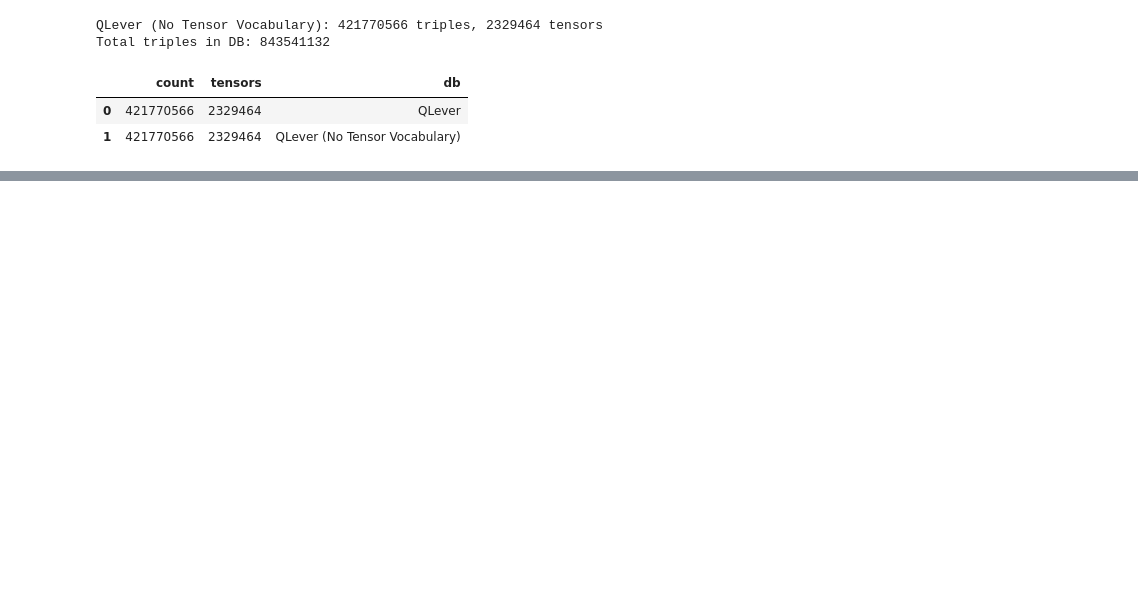
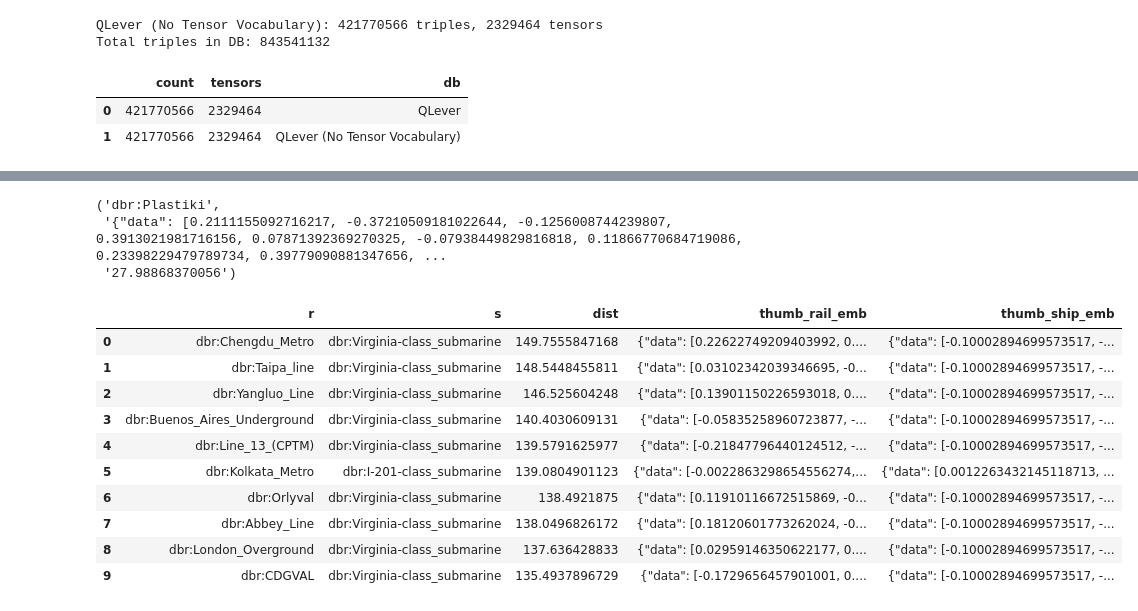
Before and after one commit to Dakantz/Dense-KG-Vector-DB, a Jupyter notebook: benchmarks/dbpedia/run_dbpedia_timings.ipynb, the cells around one changed output, grey strips where cells are left out. Cells and saved outputs as stored; diff of their text form; code cells hidden in the pictures; blank space fills up the shorter version.

```diff
--- a/benchmarks/dbpedia/run_dbpedia_timings.ipynb
+++ b/benchmarks/dbpedia/run_dbpedia_timings.ipynb
@@ -438,19 +389,0 @@ HTML(res[["s", "thumb", "pil_thumb"]].to_html(formatters={'pil_thumb': image_for
-# %%
-# for find similar thumbnails between ships and railroads
-with dbs[1] as db:
-    railway_ship_assoc = db.query("""
-PREFIX dbr: <http://dbpedia.org/resource/>
-PREFIX dbo: <http://dbpedia.org/ontology/>
-PREFIX dtf: <https://w3id.org/rdf-tensor/functions#>
-SELECT DISTINCT ?r ?s ?dist ?thumb_rail_emb ?thumb_ship_emb WHERE {
-    ?s dbo:thumbnail_embedding ?thumb_ship_emb .
-    {
-        SELECT DISTINCT ?s ?r ?thumb_rail_emb  WHERE {
-            ?s a dbo:Ship .
-            ?r a dbo:RailwayLine .
-            ?r dbo:thumbnail_embedding ?thumb_rail_emb .
-        }
-    }
-    BIND(dtf:dotProduct(?thumb_ship_emb, ?thumb_rail_emb) AS ?dist) .
-} ORDER BY DESC(?dist)""")
-railway_ship_assoc
@@ -571,19 +389,0 @@ railway_ship_assoc.to_csv(Path("scratch") / "dbpedia_railway_ship_assoc.csv", in
-# %%
-import time
-
-with db_no_tensor_idx as db:
-    timings = []
-    for _ in tqdm.tqdm(range(10)):
-        start_time = time.time()
-        noised_tensor = test_tensor.to_numpy() + np.random.normal(scale=0.01, size=test_tensor.to_numpy().shape)
-        noised_tensor = DataTensor.from_numpy(noised_tensor)
-
-        results = db.query_auto(
-            noised_tensor,
-            query_difficulty=QUERY_DIFFICULTY.EASY,
-            query_type=QUERY_TYPE.EMBEDDED,
-        )
-        elapsed_time = time.time() - start_time
-        timings.append(elapsed_time)
-print("Median elapsed time:", np.median(timings))
-results
@@ -1031,0 +559,20 @@ plt.show()
+# %%
+easy_results.loc[0, "s"], easy_results.loc[0, "thumb_emb"], easy_results.loc[0, "dist"]
+# %% [output]
+('dbr:Plastiki',
+ '{"data": [0.2111155092716217, -0.37210509181022644, -0.1256008744239807, 0.3913021981716156, 0.07871392369270325, -0.07938449829816818, 0.11866770684719086, 0.23398229479789734, 0.39779090881347656, ...
+ '27.98868370056')
+# %%
+hard_results
+# %% [output]
+|  | r | s | dist | thumb_rail_emb | thumb_ship_emb |
+| 0 | dbr:Chengdu_Metro | dbr:Virginia-class_submarine | 149.7555847168 | {"data": [0.22622749209403992, 0.... | {"data": [-0.10002894699573517, -... |
+| 1 | dbr:Taipa_line | dbr:Virginia-class_submarine | 148.5448455811 | {"data": [0.03102342039346695, -0... | {"data": [-0.10002894699573517, -... |
+| 2 | dbr:Yangluo_Line | dbr:Virginia-class_submarine | 146.525604248 | {"data": [0.13901150226593018, 0.... | {"data": [-0.10002894699573517, -... |
+| 3 | dbr:Buenos_Aires_Underground | dbr:Virginia-class_submarine | 140.4030609131 | {"data": [-0.05835258960723877, -... | {"data": [-0.10002894699573517, -... |
+| 4 | dbr:Line_13_(CPTM) | dbr:Virginia-class_submarine | 139.5791625977 | {"data": [-0.21847796440124512, -... | {"data": [-0.10002894699573517, -... |
+| 5 | dbr:Kolkata_Metro | dbr:I-201-class_submarine | 139.0804901123 | {"data": [-0.0022863298654556274,... | {"data": [0.0012263432145118713, ... |
+| 6 | dbr:Orlyval | dbr:Virginia-class_submarine | 138.4921875 | {"data": [0.11910116672515869, -0... | {"data": [-0.10002894699573517, -... |
+| 7 | dbr:Abbey_Line | dbr:Virginia-class_submarine | 138.0496826172 | {"data": [0.18120601773262024, -0... | {"data": [-0.10002894699573517, -... |
+| 8 | dbr:London_Overground | dbr:Virginia-class_submarine | 137.636428833 | {"data": [0.02959146350622177, 0.... | {"data": [-0.10002894699573517, -... |
+| 9 | dbr:CDGVAL | dbr:Virginia-class_submarine | 135.4937896729 | {"data": [-0.1729656457901001, 0.... | {"data": [-0.10002894699573517, -... |
```
Also changed, not shown: parts of 51 cells of this notebook, 11 other files.
